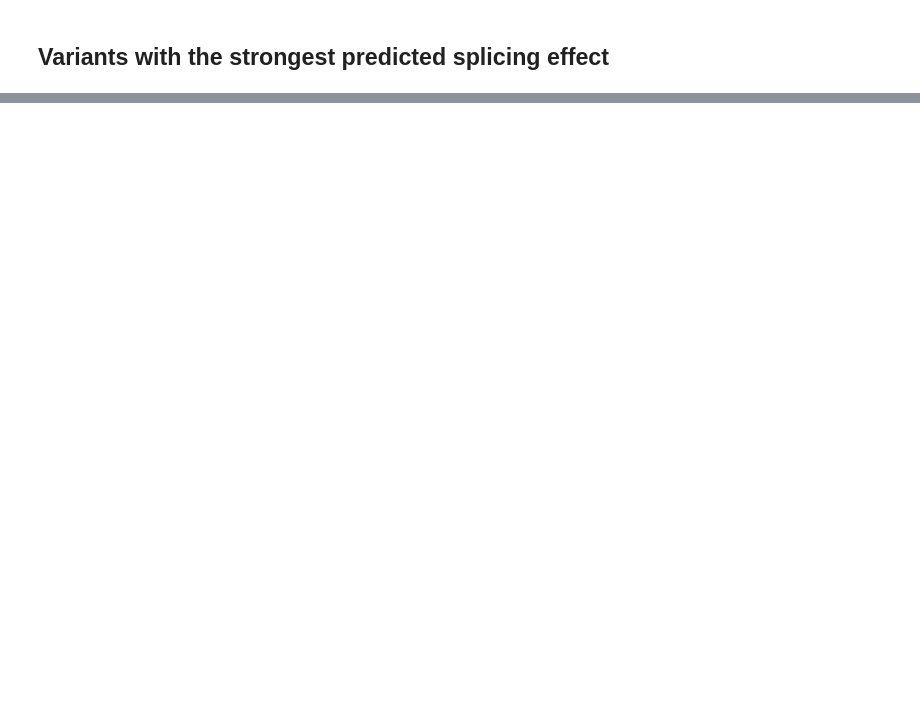
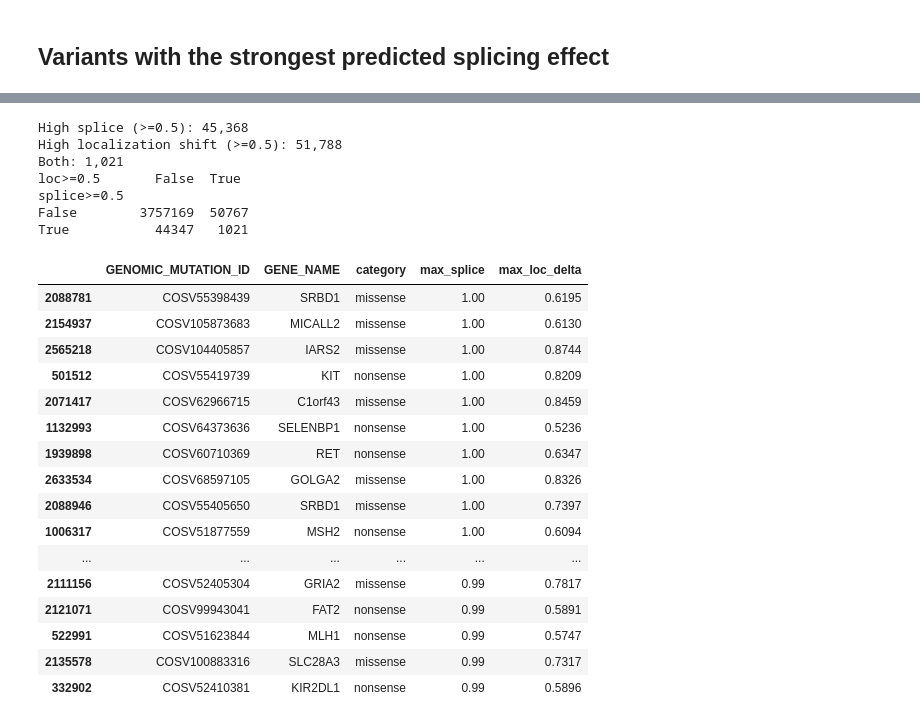
Before and after one commit to ddcohn/RBP_Isoforms_Variants, a Jupyter notebook: notebooks/spliceai_cmc_exploration.ipynb, the cells around one changed output, grey strips where cells are left out. Saved outputs shown, nothing was run; the diff lists cells and outputs as text; code cells hidden in the pictures; blank space fills up the shorter version.

```diff
--- a/notebooks/spliceai_cmc_exploration.ipynb
+++ b/notebooks/spliceai_cmc_exploration.ipynb
@@ -85,0 +121,10 @@ top_variants[["GENOMIC_MUTATION_ID"] + SCORE_COLS + ["DP_AG", "DP_AL", "DP_DG",
+# %%
+ann = pd.read_csv("cmc_deeploc_deltas.tsv", sep="\t",
+                  usecols=["GENOMIC_MUTATION_ID", "GENE_NAME", "category", "label_changed"] + [f"DELTA_{c}" for c in
+                  ["Cytoplasm", "Nucleus", "Extracellular", "Cell membrane", "Mitochondrion", "Plastid",
+                   "Endoplasmic reticulum", "Lysosome/Vacuole", "Golgi apparatus", "Peroxisome"]])
+ann = ann.drop_duplicates("GENOMIC_MUTATION_ID")
+df["max_splice"] = max_score
+m = df.merge(ann, on="GENOMIC_MUTATION_ID", how="inner")
+print(f"{len(m):,} of {len(df):,} scored variants have gene / protein-effect annotation")
+m[m["max_splice"] >= 0.5]["GENE_NAME"].value_counts().head(20)
@@ -85,0 +169,35 @@ top_variants[["GENOMIC_MUTATION_ID"] + SCORE_COLS + ["DP_AG", "DP_AL", "DP_DG",
+# %%
+dl = [c for c in m.columns if c.startswith("DELTA_")]
+m["max_loc_delta"] = m[dl].abs().max(axis=1)
+both = m[(m["max_splice"] >= 0.5) & (m["max_loc_delta"] >= 0.5)]
+print(f"High splice (>=0.5): {(m['max_splice'] >= 0.5).sum():,}")
+print(f"High localization shift (>=0.5): {(m['max_loc_delta'] >= 0.5).sum():,}")
+print(f"Both: {len(both):,}")
+ct = pd.crosstab(m["max_splice"] >= 0.5, m["max_loc_delta"] >= 0.5, rownames=["splice>=0.5"], colnames=["loc>=0.5"])
+print(ct)
+both.sort_values("max_splice", ascending=False)[["GENOMIC_MUTATION_ID", "GENE_NAME", "category", "max_splice", "max_loc_delta"]].head(20)
+# %% [output]
+High splice (>=0.5): 45,368
+High localization shift (>=0.5): 51,788
+Both: 1,021
+loc>=0.5       False  True
+splice>=0.5
+False        3757169  50767
+True           44347   1021
+|  | GENOMIC_MUTATION_ID | GENE_NAME | category | max_splice | max_loc_delta |
+| 2088781 | COSV55398439 | SRBD1 | missense | 1.00 | 0.6195 |
+| 2154937 | COSV105873683 | MICALL2 | missense | 1.00 | 0.6130 |
+| 2565218 | COSV104405857 | IARS2 | missense | 1.00 | 0.8744 |
+| 501512 | COSV55419739 | KIT | nonsense | 1.00 | 0.8209 |
+| 2071417 | COSV62966715 | C1orf43 | missense | 1.00 | 0.8459 |
+| 1132993 | COSV64373636 | SELENBP1 | nonsense | 1.00 | 0.5236 |
+| 1939898 | COSV60710369 | RET | nonsense | 1.00 | 0.6347 |
+| 2633534 | COSV68597105 | GOLGA2 | missense | 1.00 | 0.8326 |
+| 2088946 | COSV55405650 | SRBD1 | missense | 1.00 | 0.7397 |
+| 1006317 | COSV51877559 | MSH2 | nonsense | 1.00 | 0.6094 |
+| ... | ... | ... | ... | ... | ... |
+| 2111156 | COSV52405304 | GRIA2 | missense | 0.99 | 0.7817 |
+| 2121071 | COSV99943041 | FAT2 | nonsense | 0.99 | 0.5891 |
+| 522991 | COSV51623844 | MLH1 | nonsense | 0.99 | 0.5747 |
+| 2135578 | COSV100883316 | SLC28A3 | missense | 0.99 | 0.7317 |
+| 332902 | COSV52410381 | KIR2DL1 | nonsense | 0.99 | 0.5896 |
```
Also changed, not shown: parts of 13 cells of this notebook.
